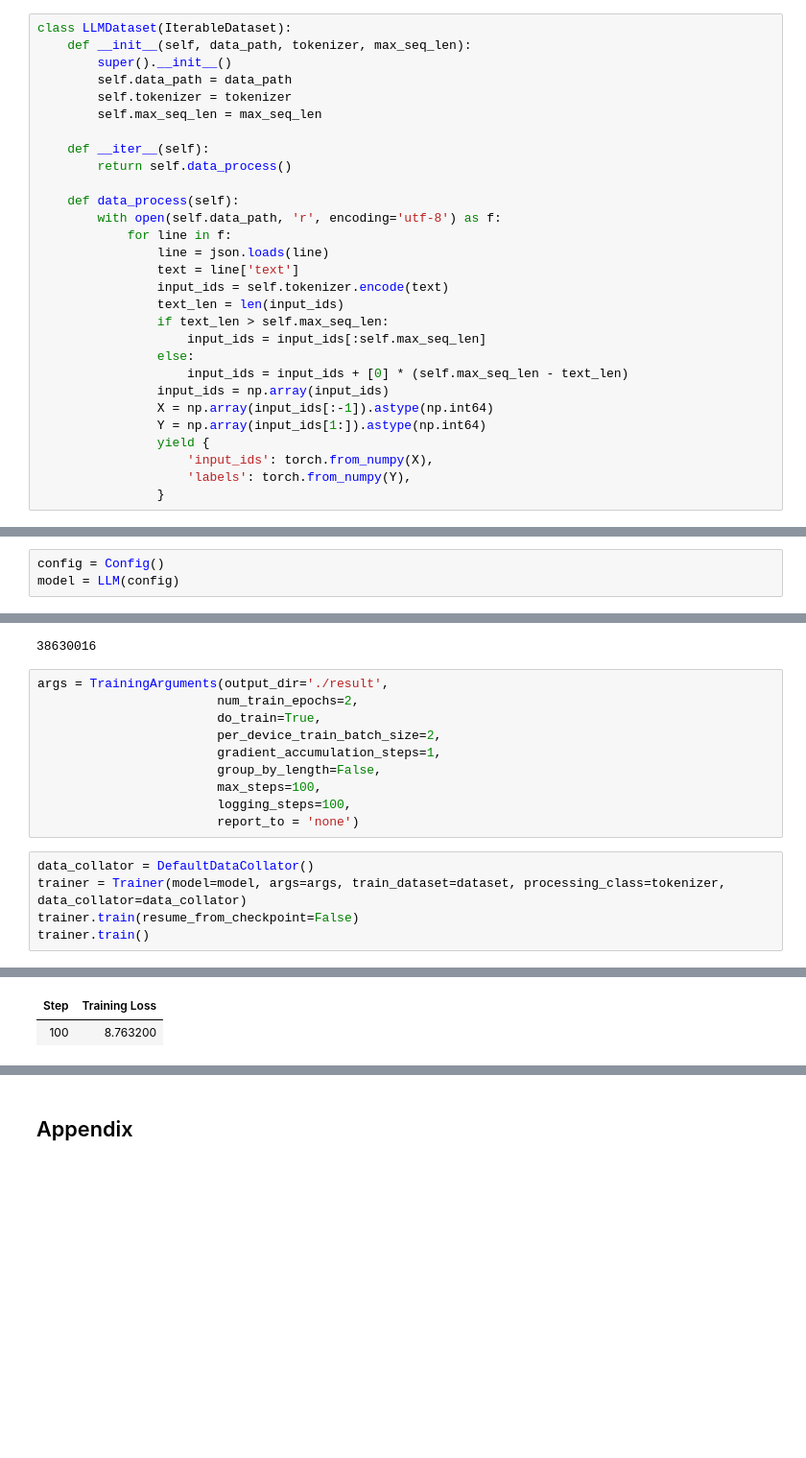
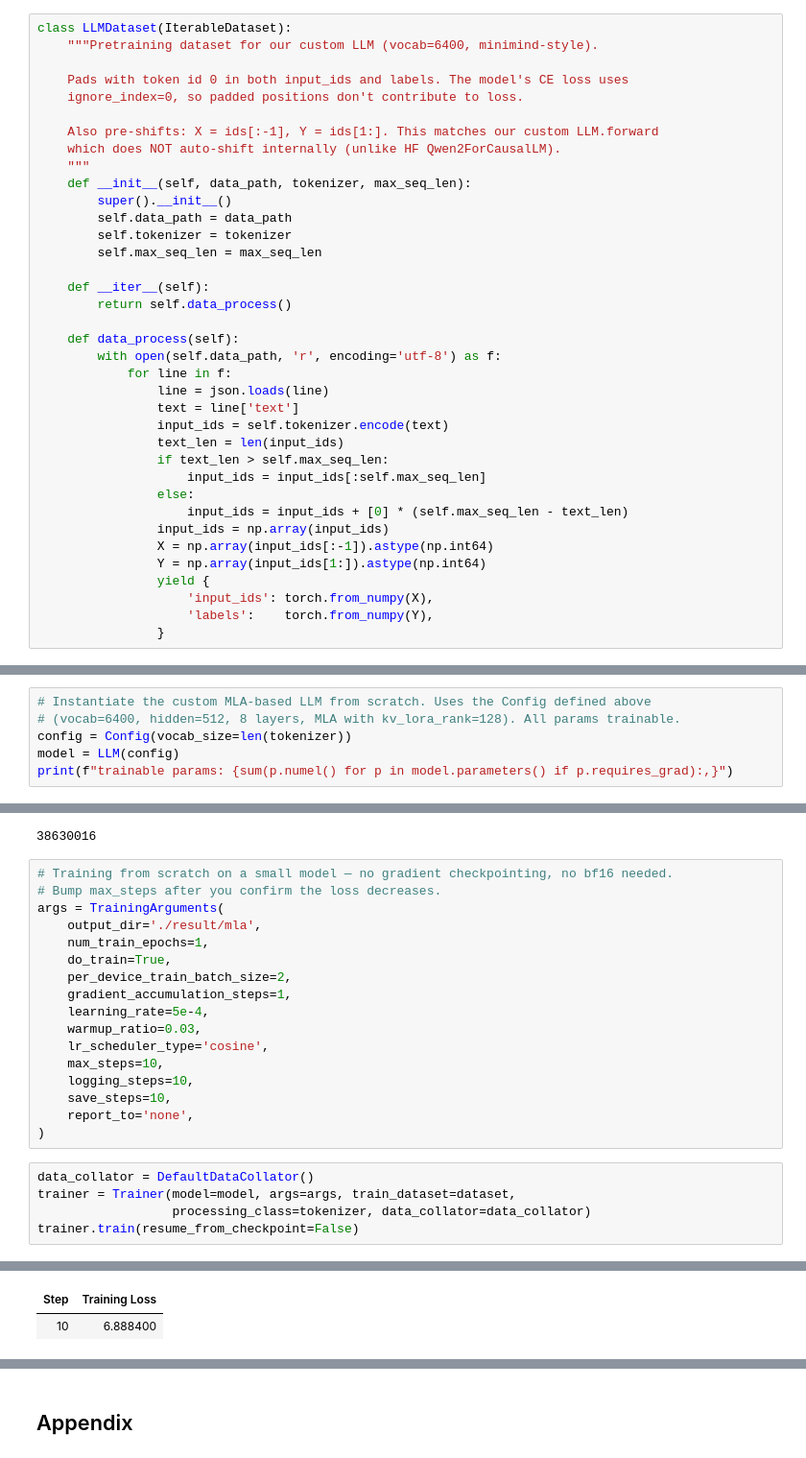
Before and after one commit to shakewingo/GetHandsDirty, a Jupyter notebook: ds_learn/my_replicas/mla.ipynb, the cells around one changed output, grey strips where cells are left out. Shown at 96% size. Drawn from its saved outputs; the diff is of its cells as text; blank space fills up the shorter version.

```diff
--- a/ds_learn/my_replicas/mla.ipynb
+++ b/ds_learn/my_replicas/mla.ipynb
@@ -408,5 +462,13 @@ tokenizer.eos_token
 # %%
 class LLMDataset(IterableDataset):
+    """Pretraining dataset for our custom LLM (vocab=6400, minimind-style).
+
+    Pads with token id 0 in both input_ids and labels. The model's CE loss uses
+    ignore_index=0, so padded positions don't contribute to loss.
+
+    Also pre-shifts: X = ids[:-1], Y = ids[1:]. This matches our custom LLM.forward
+    which does NOT auto-shift internally (unlike HF Qwen2ForCausalLM).
+    """
     def __init__(self, data_path, tokenizer, max_seq_len):
         super().__init__()
         self.data_path = data_path
@@ -432,10 +494,13 @@ class LLMDataset(IterableDataset):
                 Y = np.array(input_ids[1:]).astype(np.int64)
                 yield {
                     'input_ids': torch.from_numpy(X),
-                    'labels': torch.from_numpy(Y),
+                    'labels':    torch.from_numpy(Y),
                 }
 # %%
 dataset = LLMDataset("../../sft/dataset/pretrain_hq.jsonl", tokenizer, max_seq_len=512)
 # %%
-config = Config()
+# Instantiate the custom MLA-based LLM from scratch. Uses the Config defined above
+# (vocab=6400, hidden=512, 8 layers, MLA with kv_lora_rank=128). All params trainable.
+config = Config(vocab_size=len(tokenizer))
 model = LLM(config)
+print(f"trainable params: {sum(p.numel() for p in model.parameters() if p.requires_grad):,}")
@@ -447,19 +514,26 @@ count_parameters(model)
 # %% [output]
 38630016
 # %%
-args = TrainingArguments(output_dir='./result',
-                        num_train_epochs=2,
-                        do_train=True,
-                        per_device_train_batch_size=2,
-                        gradient_accumulation_steps=1,
-                        group_by_length=False,
-                        max_steps=100,
-                        logging_steps=100,
-                        report_to = 'none')
+# Training from scratch on a small model — no gradient checkpointing, no bf16 needed.
+# Bump max_steps after you confirm the loss decreases.
+args = TrainingArguments(
+    output_dir='./result/mla',
+    num_train_epochs=1,
+    do_train=True,
+    per_device_train_batch_size=2,
+    gradient_accumulation_steps=1,
+    learning_rate=5e-4,
+    warmup_ratio=0.03,
+    lr_scheduler_type='cosine',
+    max_steps=10,
+    logging_steps=10,
+    save_steps=10,
+    report_to='none',
+)
 # %%
 data_collator = DefaultDataCollator()
-trainer = Trainer(model=model, args=args, train_dataset=dataset, processing_class=tokenizer, data_collator=data_collator)
+trainer = Trainer(model=model, args=args, train_dataset=dataset,
+                  processing_class=tokenizer, data_collator=data_collator)
 trainer.train(resume_from_checkpoint=False)
-trainer.train()
 # %% [output]
 The tokenizer has new PAD/BOS/EOS tokens that differ from the model config and generation config. The model config and generation config were aligned accordingly, being updated with the tokenizer's va ...
@@ -467,2 +541,2 @@ The tokenizer has new PAD/BOS/EOS tokens that differ from the model config and g
 | Step | Training Loss |
-| 100 | 8.763200 |
+| 10 | 6.888400 |
```
Also changed, not shown: parts of 15 cells of this notebook, 5 other files.
